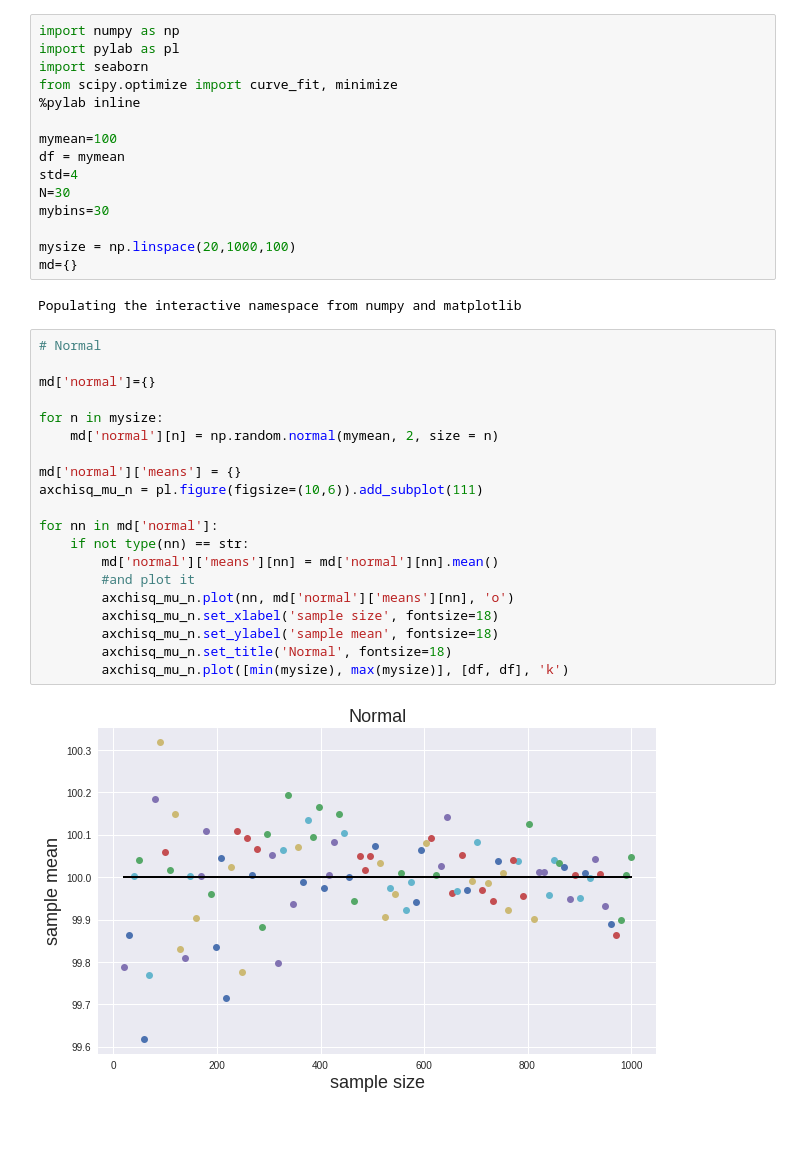
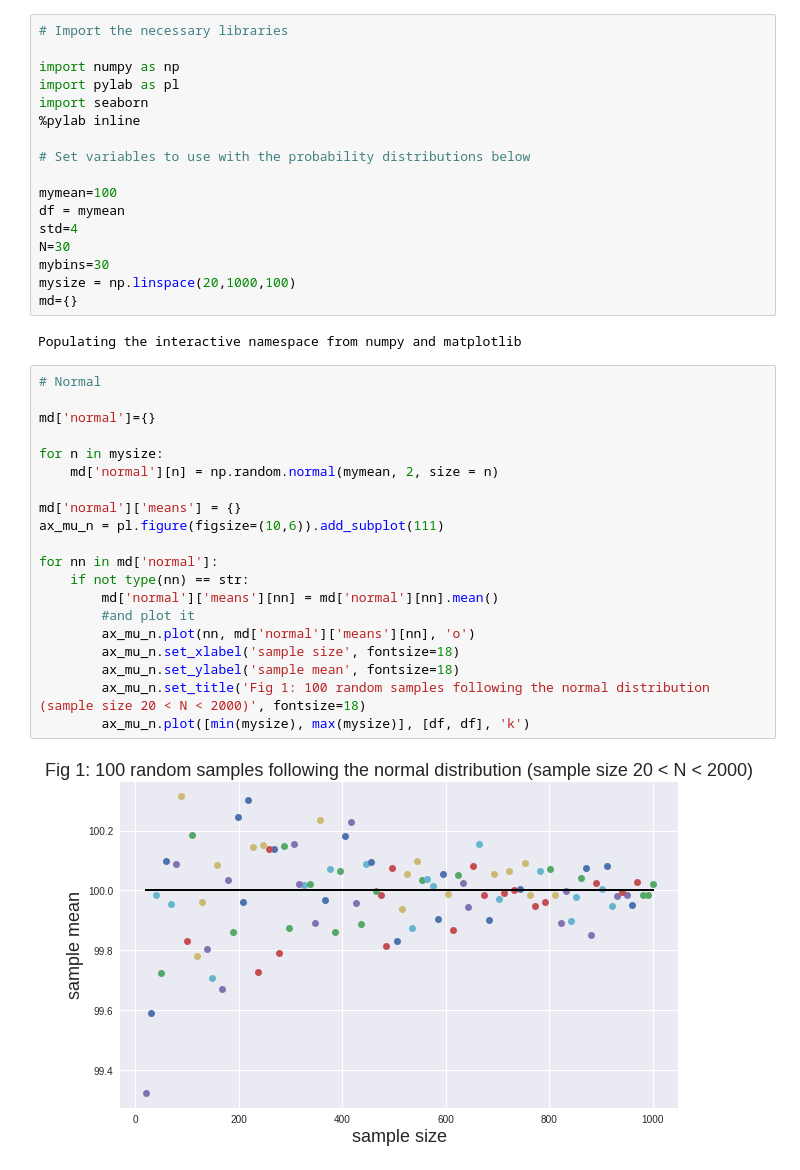
Before and after one commit to scheids1/PUI2017_nj935, a Jupyter notebook: HW3_nj935/PUI_HW3_nj935_assignment1.ipynb, the cells around one changed output. Drawn from its saved outputs; the diff is of its cells as text; blank space fills up the shorter version.

```diff
--- a/HW3_nj935/PUI_HW3_nj935_assignment1.ipynb
+++ b/HW3_nj935/PUI_HW3_nj935_assignment1.ipynb
@@ -1,16 +5,18 @@
 # %%
+# Import the necessary libraries
+
 import numpy as np
 import pylab as pl
 import seaborn
-from scipy.optimize import curve_fit, minimize
 %pylab inline
+
+# Set variables to use with the probability distributions below
 
 mymean=100
 df = mymean
 std=4
 N=30
 mybins=30
-
 mysize = np.linspace(20,1000,100)
 md={}
 # %% [output]
@@ -18,25 +24,25 @@ Populating the interactive namespace from numpy and matplotlib
 # %%
 # Normal
 
 md['normal']={}
 
 for n in mysize:
     md['normal'][n] = np.random.normal(mymean, 2, size = n)
 
 md['normal']['means'] = {}
-axchisq_mu_n = pl.figure(figsize=(10,6)).add_subplot(111)
+ax_mu_n = pl.figure(figsize=(10,6)).add_subplot(111)
 
 for nn in md['normal']:
     if not type(nn) == str:
         md['normal']['means'][nn] = md['normal'][nn].mean()
         #and plot it
-        axchisq_mu_n.plot(nn, md['normal']['means'][nn], 'o')
-        axchisq_mu_n.set_xlabel('sample size', fontsize=18)
-        axchisq_mu_n.set_ylabel('sample mean', fontsize=18)
-        axchisq_mu_n.set_title('Normal', fontsize=18)
-        axchisq_mu_n.plot([min(mysize), max(mysize)], [df, df], 'k')
+        ax_mu_n.plot(nn, md['normal']['means'][nn], 'o')
+        ax_mu_n.set_xlabel('sample size', fontsize=18)
+        ax_mu_n.set_ylabel('sample mean', fontsize=18)
+        ax_mu_n.set_title('Fig 1: 100 random samples following the normal distribution (sample size 20 < N < 2000)', fontsize=18)
+        ax_mu_n.plot([min(mysize), max(mysize)], [df, df], 'k')
 # %% [output]
-[figure, old version]
+[figure, new version]
 # %%
 allmeans = list(md['normal']['means'].values())
 
```
Also changed, not shown: parts of 16 cells of this notebook.
